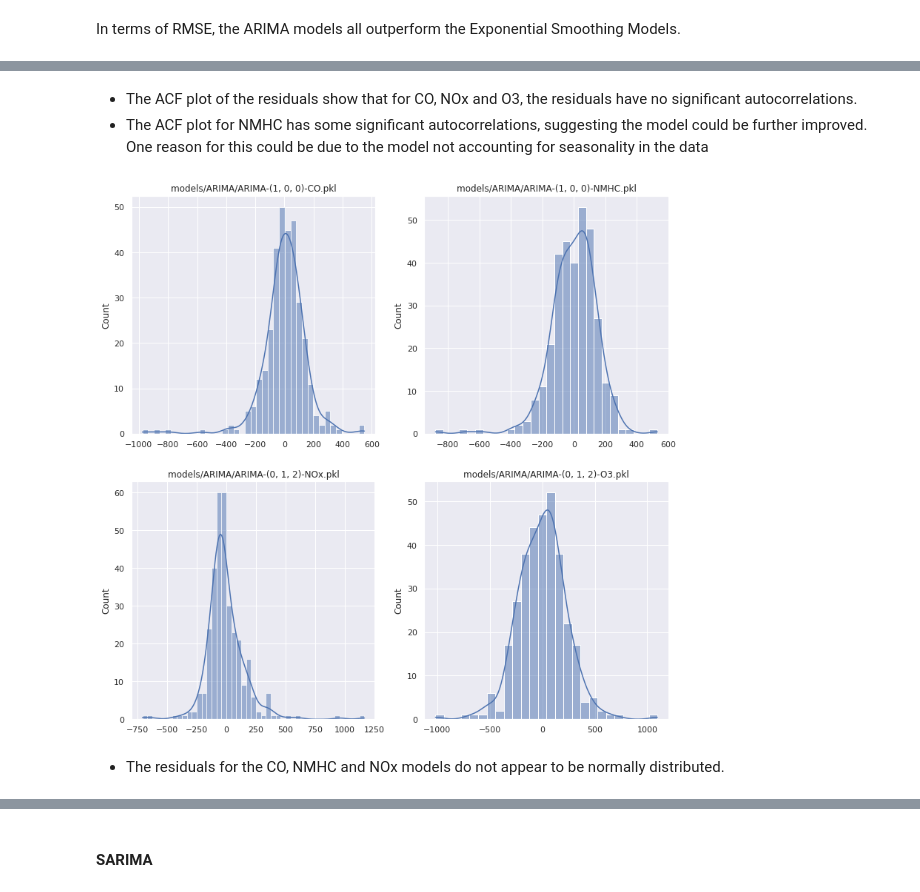
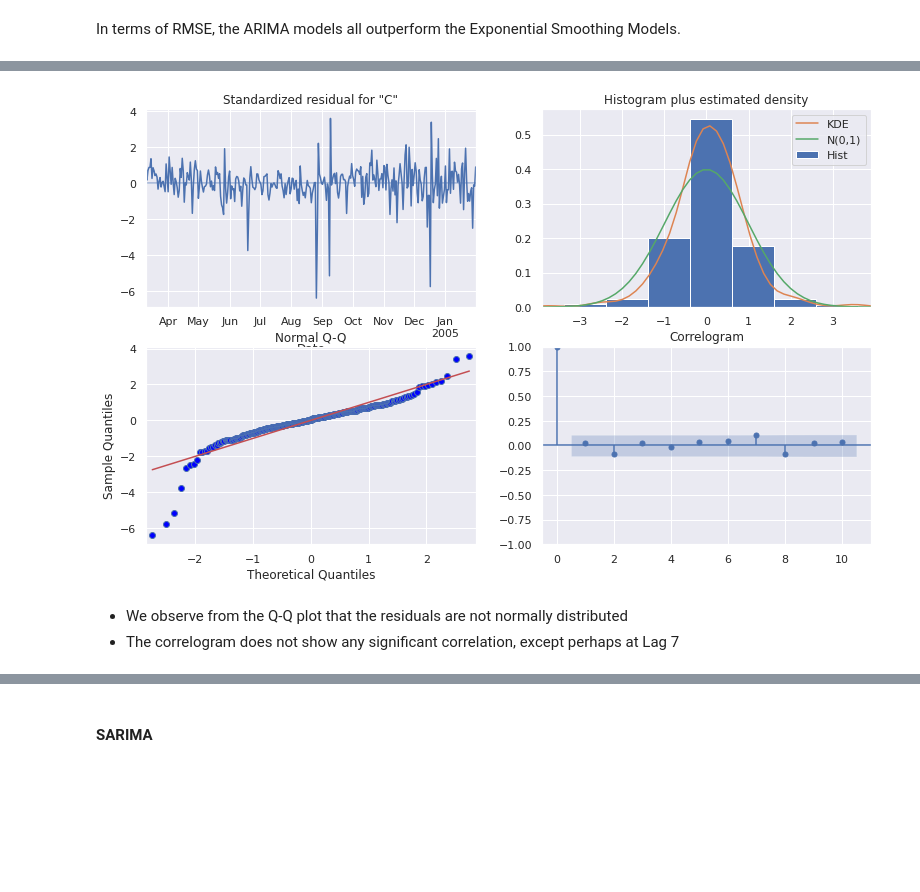
Before and after one commit to Tien-Cheng/AI-and-Machine-Learning--ST1511-, a Jupyter notebook: Assignment 2/time series analysis/time-series-v2.ipynb, the cells around one changed output, grey strips where cells are left out. Drawn from its saved outputs; the diff is of its cells as text; code cells hidden in the pictures; blank space fills up the shorter version.

```diff
--- a/Assignment 2/time series analysis/time-series-v2.ipynb
+++ b/Assignment 2/time series analysis/time-series-v2.ipynb
@@ -1183,9 +1201,3 @@ history.sort_values("Mean Test RMSE")
 | 3 | ExpSmoothingModel-O3 | 325.401534 | 3608.997874 | O3 |
 # %% [markdown]
 In terms of RMSE, the ARIMA models all outperform the Exponential Smoothing Models.
-# %%
-fig, ax = plt.subplots(2, 2, figsize=(13, 13))
-models = [(load(file), file) for file in file_names]
-for model, subplot in zip(models, ax.ravel()):
-    model[0].resid.plot(ax=subplot)
-    subplot.set_title(model[1])
@@ -1196,6 +1203,0 @@ for model, subplot in zip(models, ax.ravel()):
-# %%
-# Plot Autocorrelation of Residuals
-fig, ax = plt.subplots(2, 2, figsize=(13, 13))
-for model, subplot in zip(models, ax.ravel()):
-    plot_acf(model[0].resid, ax=subplot)
-    subplot.set_title(model[1])
@@ -1204,12 +1204,14 @@ for model, subplot in zip(models, ax.ravel()):
-# %% [markdown]
-- The ACF plot of the residuals show that for CO, NOx and O3, the residuals have no significant autocorrelations.
-- The ACF plot for NMHC has some significant autocorrelations, suggesting the model could be further improved. One reason for this could be due to the model not accounting for seasonality in the data
-# %%
-fig, ax = plt.subplots(2, 2, figsize=(13, 13))
-for model, subplot in zip(models, ax.ravel()):
-    sns.histplot(model[0].resid, ax=subplot, kde=True)
-    subplot.set_title(model[1])
-# %% [output]
-[figure, removed]
-# %% [markdown]
-- The residuals for the CO, NMHC and NOx models do not appear to be normally distributed.
+# %%
+%%capture
+# ^suppress output
+models = [load(file) for file in file_names]
+with warnings.catch_warnings():
+    warnings.simplefilter("ignore")
+    diagnostics = [model.plot_diagnostics() for model in models]
+# %%
+diagnostics[0]
+# %% [output]
+[figure, added]
+# %% [markdown]
+- We observe from the Q-Q plot that the residuals are not normally distributed
+- The correlogram does not show any significant correlation, except perhaps at Lag 7
```
Also changed, not shown: parts of 37 cells of this notebook, 7 other files.
